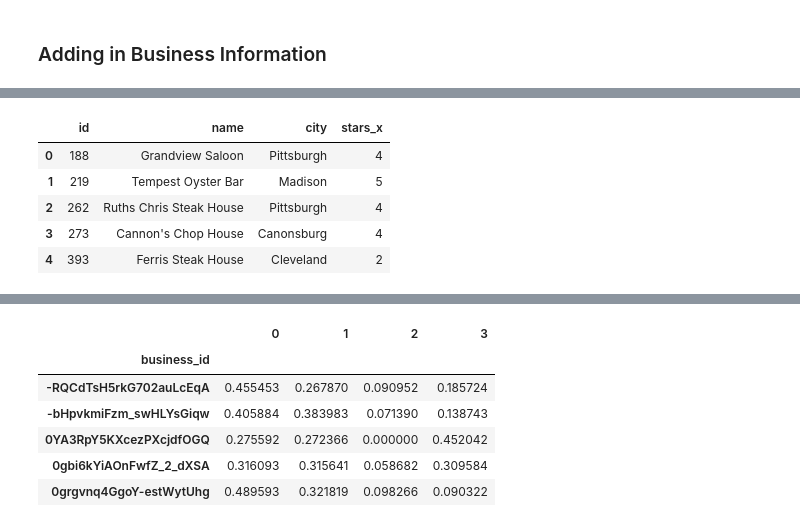
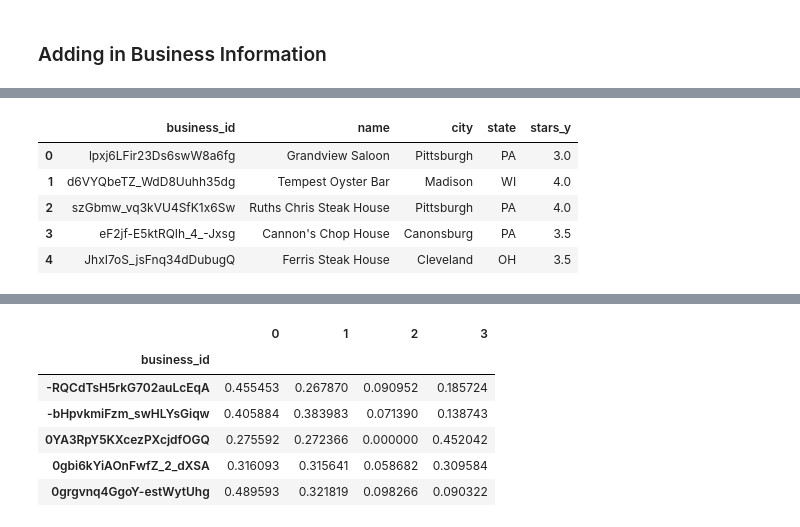
Before and after one commit to Jonquil-129/Yelp_review_analysis, a Jupyter notebook: 2.Model_Building.ipynb, the cells around one changed output, grey strips where cells are left out. Cells and saved outputs as stored; diff of their text form; code cells hidden in the pictures.

Commit message:
add business information and get csv files

```diff
--- a/2.Model_Building.ipynb
+++ b/2.Model_Building.ipynb
@@ -552,5 +559,4 @@ df_neg_bsns.head()
 # and add that to our last dataframe
 steak_df = pd.read_csv('review_steakhouse.csv')
 steak_df.drop(labels='Unnamed: 0', axis=1, inplace=True)
-steak_df.columns=['id',"stars_x","useful","text","name","address","city","state","postal_code","stars_y","attributes","categories"]
-steak_df.head()
+steak_df=steak_df.drop(columns=['user_id','stars_x','useful','text','address',"postal_code","attributes","categories"])
@@ -564,9 +563,9 @@ steak_df.head()
 # %%
-steak_df[['id', 'name', 'city', 'stars_x']].head()
+steak_df.head()
 # %% [output]
-|  | id | name | city | stars_x |
-| 0 | 188 | Grandview Saloon | Pittsburgh | 4 |
-| 1 | 219 | Tempest Oyster Bar | Madison | 5 |
-| 2 | 262 | Ruths Chris Steak House | Pittsburgh | 4 |
-| 3 | 273 | Cannon's Chop House | Canonsburg | 4 |
-| 4 | 393 | Ferris Steak House | Cleveland | 2 |
+|  | business_id | name | city | state | stars_y |
+| 0 | lpxj6LFir23Ds6swW8a6fg | Grandview Saloon | Pittsburgh | PA | 3.0 |
+| 1 | d6VYQbeTZ_WdD8Uuhh35dg | Tempest Oyster Bar | Madison | WI | 4.0 |
+| 2 | szGbmw_vq3kVU4SfK1x6Sw | Ruths Chris Steak House | Pittsburgh | PA | 4.0 |
+| 3 | eF2jf-E5ktRQIh_4_-Jxsg | Cannon's Chop House | Canonsburg | PA | 3.5 |
+| 4 | JhxI7oS_jsFnq34dDubugQ | Ferris Steak House | Cleveland | OH | 3.5 |
```
Also changed, not shown: parts of 35 cells of this notebook.
